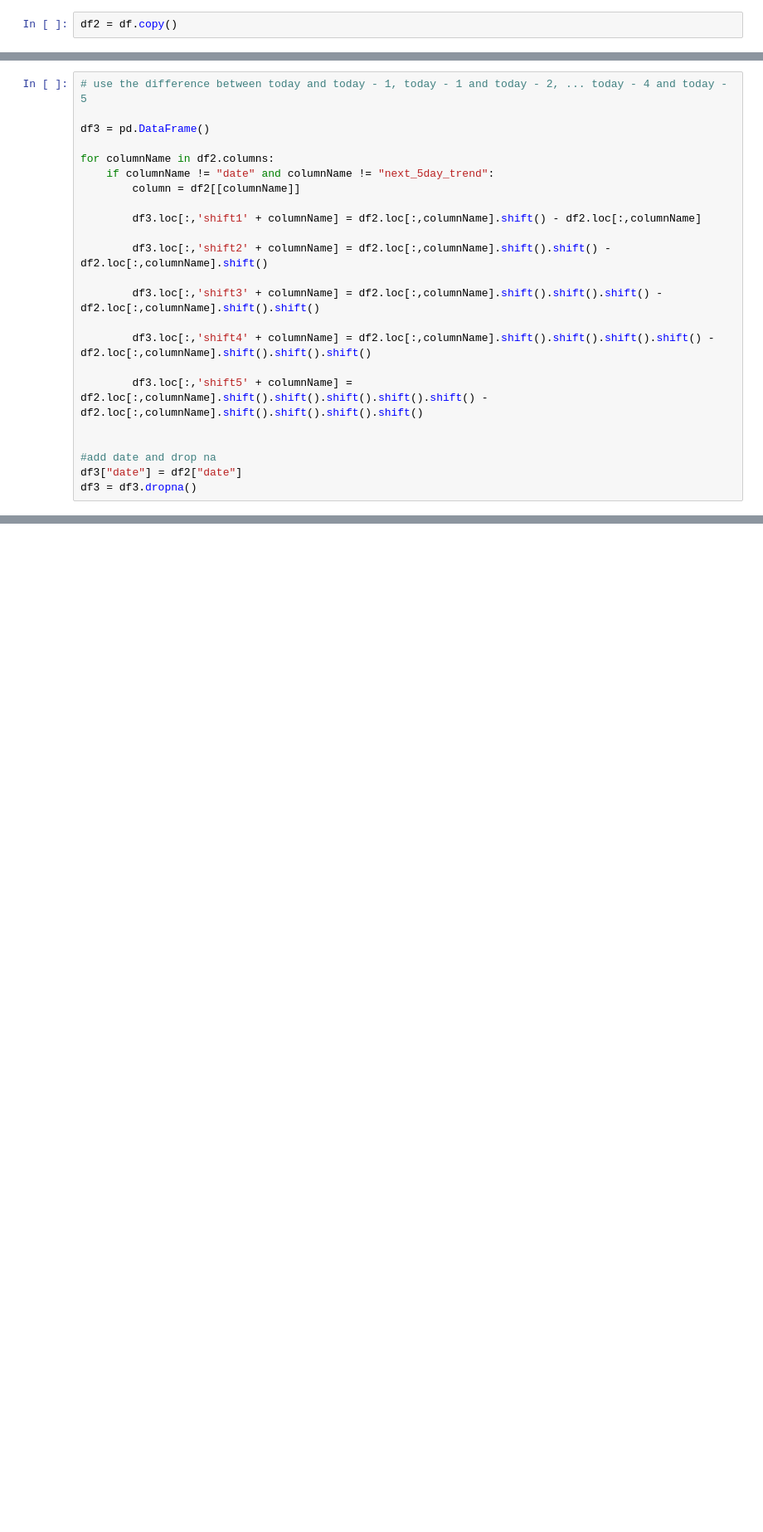
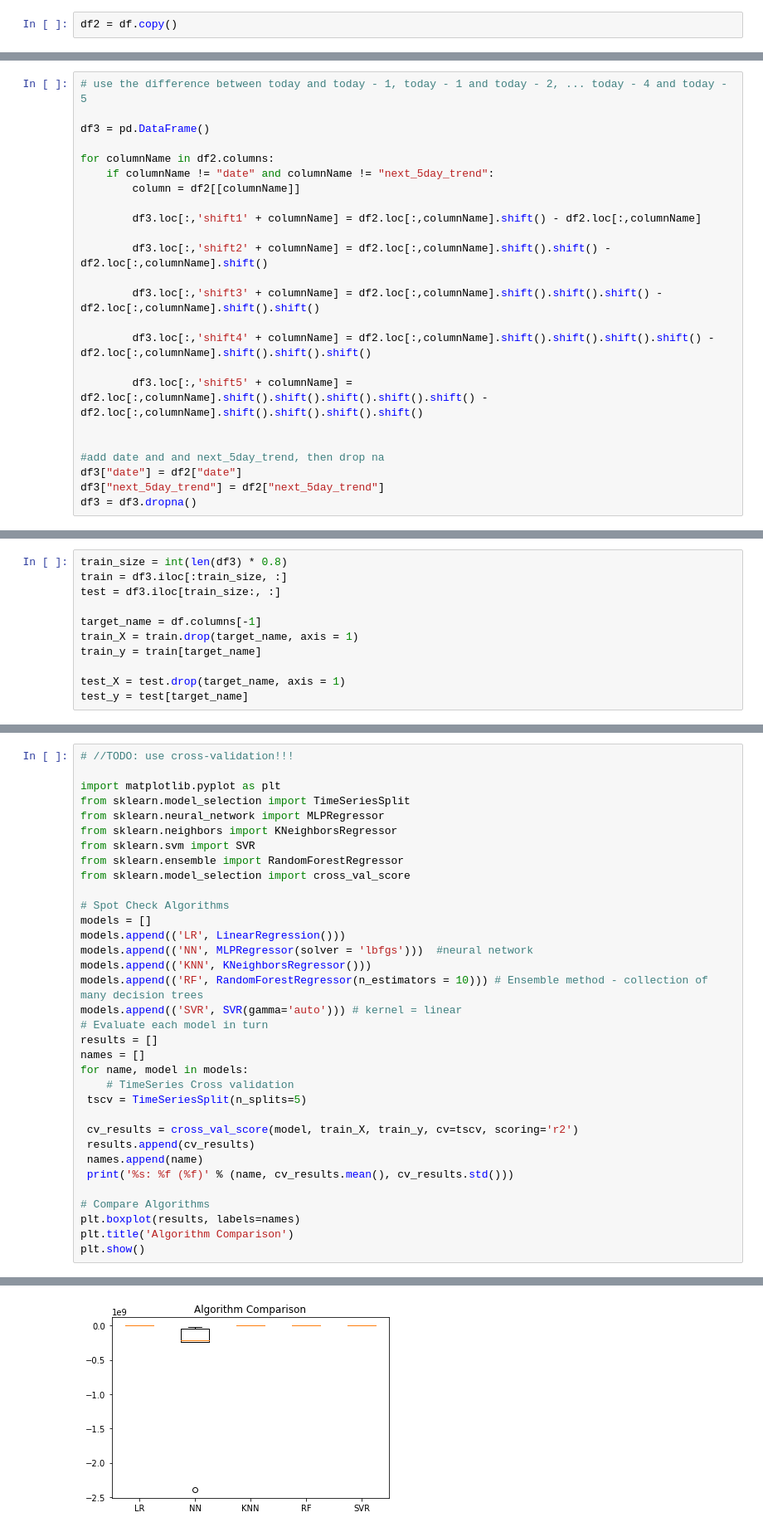
Before and after one commit to mchen81/Stock-Prices-Predictor, a Jupyter notebook: Stock_Predictor.ipynb, the cells around one changed output, grey strips where cells are left out. Shown: that part at 83% size. Saved outputs shown, nothing was run; the diff lists cells and outputs as text; blank space fills up the shorter version.

Commit message:
finished part of the new model

```diff
--- a/Stock_Predictor.ipynb
+++ b/Stock_Predictor.ipynb
@@ -169,8 +169,9 @@ for columnName in df2.columns:
         df3.loc[:,'shift5' + columnName] = df2.loc[:,columnName].shift().shift().shift().shift().shift() - df2.loc[:,columnName].shift().shift().shift().shift()
 
 
-#add date and drop na
+#add date and and next_5day_trend, then drop na
 df3["date"] = df2["date"]
+df3["next_5day_trend"] = df2["next_5day_trend"]
 df3 = df3.dropna()
 # %%
 df3.head()
@@ -184,0 +191,11 @@ df3.head()
+# %%
+train_size = int(len(df3) * 0.8)
+train = df3.iloc[:train_size, :]
+test = df3.iloc[train_size:, :]
+
+target_name = df.columns[-1]
+train_X = train.drop(target_name, axis = 1)
+train_y = train[target_name]
+
+test_X = test.drop(target_name, axis = 1)
+test_y = test[target_name]
@@ -184,0 +212,35 @@ df3.head()
+# %%
+# //TODO: use cross-validation!!!
+
+import matplotlib.pyplot as plt
+from sklearn.model_selection import TimeSeriesSplit
+from sklearn.neural_network import MLPRegressor
+from sklearn.neighbors import KNeighborsRegressor
+from sklearn.svm import SVR
+from sklearn.ensemble import RandomForestRegressor
+from sklearn.model_selection import cross_val_score
+
+# Spot Check Algorithms
+models = []
+models.append(('LR', LinearRegression()))
+models.append(('NN', MLPRegressor(solver = 'lbfgs')))  #neural network
+models.append(('KNN', KNeighborsRegressor()))
+models.append(('RF', RandomForestRegressor(n_estimators = 10))) # Ensemble method - collection of many decision trees
+models.append(('SVR', SVR(gamma='auto'))) # kernel = linear
+# Evaluate each model in turn
+results = []
+names = []
+for name, model in models:
+    # TimeSeries Cross validation
+ tscv = TimeSeriesSplit(n_splits=5)
+
+ cv_results = cross_val_score(model, train_X, train_y, cv=tscv, scoring='r2')
+ results.append(cv_results)
+ names.append(name)
+ print('%s: %f (%f)' % (name, cv_results.mean(), cv_results.std()))
+
+# Compare Algorithms
+plt.boxplot(results, labels=names)
+plt.title('Algorithm Comparison')
+plt.show()
+# %% [output]
@@ -184,0 +264 @@ df3.head()
+[figure, added]
```
Also changed, not shown: parts of 5 cells of this notebook.
